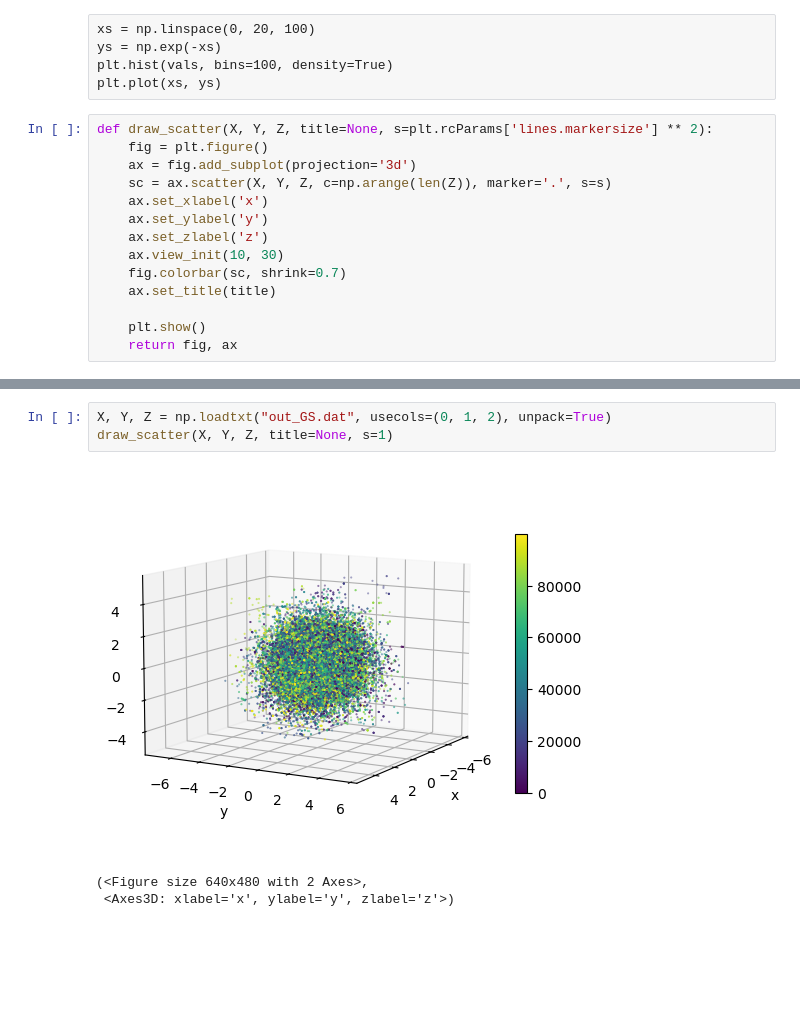
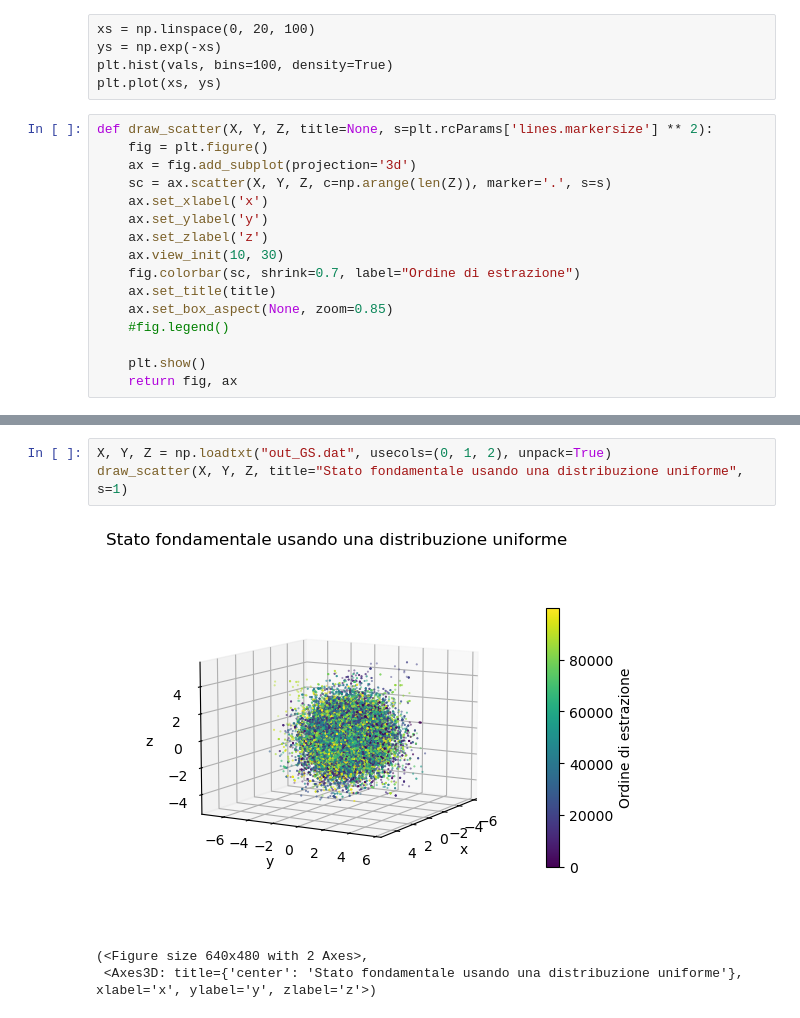
Before and after one commit to eliasteve/labsimnumerica, a Jupyter notebook: LSN_05/LSN_05.ipynb, the cells around one changed output, grey strips where cells are left out. Saved outputs shown, nothing was run; the diff lists cells and outputs as text; blank space fills up the shorter version.

Commit message:
Modifications for plots of ex. 5

```diff
--- a/LSN_05/LSN_05.ipynb
+++ b/LSN_05/LSN_05.ipynb
@@ -17,8 +17,10 @@ def draw_scatter(X, Y, Z, title=None, s=plt.rcParams['lines.markersize'] ** 2):
     ax.set_ylabel('y')
     ax.set_zlabel('z')
     ax.view_init(10, 30)
-    fig.colorbar(sc, shrink=0.7)
+    fig.colorbar(sc, shrink=0.7, label="Ordine di estrazione")
     ax.set_title(title)
+    ax.set_box_aspect(None, zoom=0.85)
+    #fig.legend()
 
     plt.show()
     return fig, ax
@@ -41,9 +49,9 @@ draw_scatter(X, Y, Z, title=None)
 # %%
 X, Y, Z = np.loadtxt("out_GS.dat", usecols=(0, 1, 2), unpack=True)
-draw_scatter(X, Y, Z, title=None, s=1)
+draw_scatter(X, Y, Z, title="Stato fondamentale usando una distribuzione uniforme", s=1)
 # %% [output]
-[figure, old version]
+[figure, new version]
 (<Figure size 640x480 with 2 Axes>,
- <Axes3D: xlabel='x', ylabel='y', zlabel='z'>)
+ <Axes3D: title={'center': 'Stato fondamentale usando una distribuzione uniforme'}, xlabel='x', ylabel='y', zlabel='z'>)
 # %%
 X, Y, Z = np.loadtxt("out_2p.dat", usecols=(0, 1, 2), unpack=True)
```
Also changed, not shown: parts of 10 cells of this notebook.
